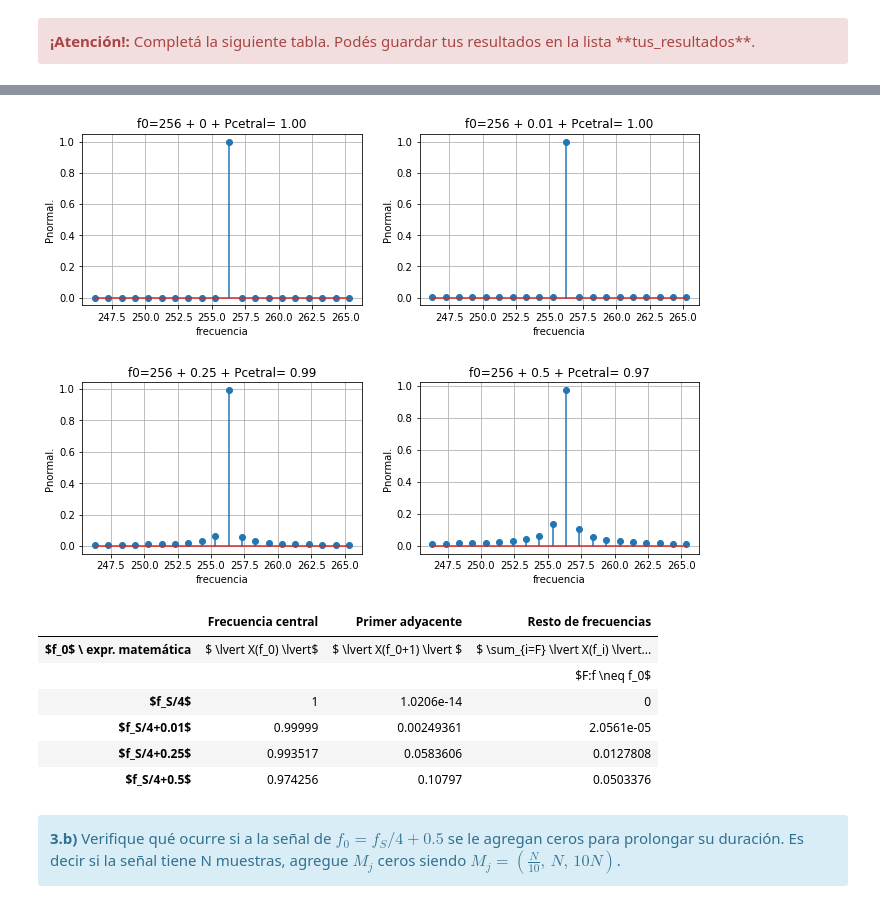
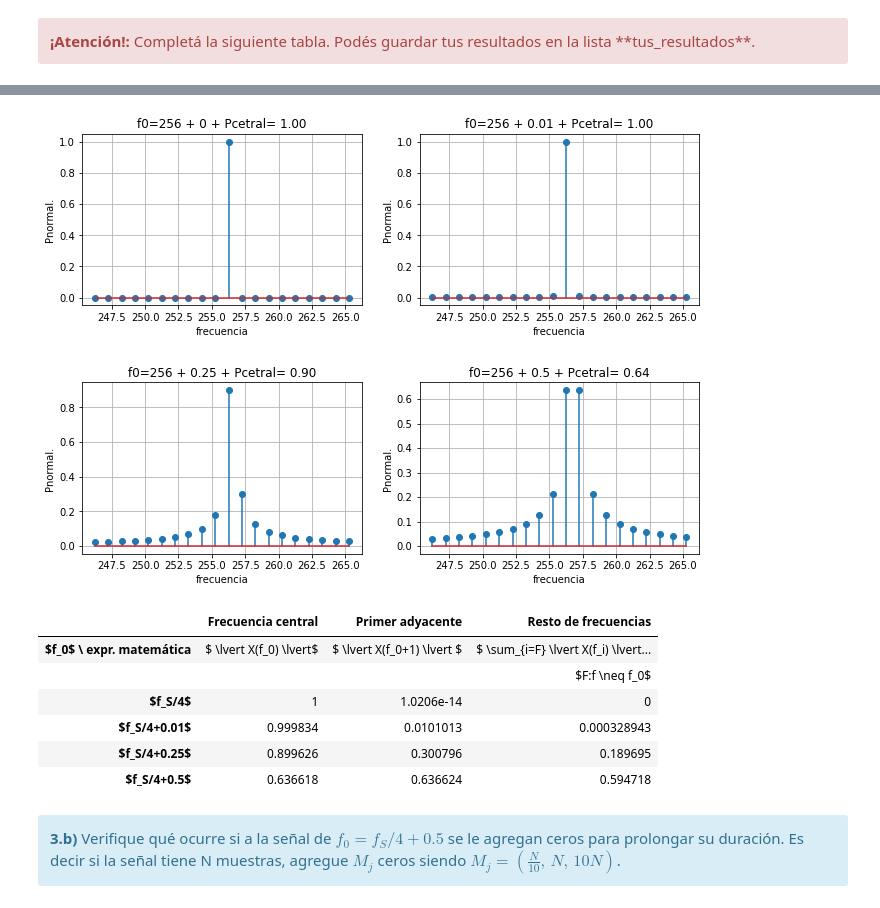
Before and after one commit to pslavkin/mse_15psf, a Jupyter notebook: TP1 - Muestreo de señales - Forurier.ipynb, the cells around one changed output, grey strips where cells are left out. Cells and saved outputs as stored; diff of their text form; code cells hidden in the pictures.

```diff
--- a/TP1 - Muestreo de señales - Forurier.ipynb
+++ b/TP1 - Muestreo de señales - Forurier.ipynb
@@ -327,7 +327,7 @@ sg= signal_generator_class()
 
 pl4= plotter_class(3,2)
 signal ,time  = sg.signal_sin ( fs ,f0 ,a0 ,N ,p0 )
-fft    ,freq  = dft_c.dft_abs ( fs ,N  ,signal    );
+fft    ,freq  = dft_c.abs ( fs ,N  ,signal    );
 pl4.plot_signal ( 1 ,time ,signal ,'seno %f hz' %f0 ,'tiempo'     ,'volts' ,trace='-' )
 pl4.stem_signal ( 2 ,freq ,fft    ,'dft'  ,'frecuencia' ,'normalizado'      )
 
@@ -337,7 +337,7 @@ p0 = 0 # radianes
 f0 = 100   # Hz
 
 signal ,time  = sg.signal_sin ( fs ,f0 ,a0 ,N ,p0 )
-fft    ,freq  = dft_c.dft_abs ( fs ,N  ,signal    );
+fft    ,freq  = dft_c.abs ( fs ,N  ,signal    );
 pl4.plot_signal ( 3 ,time ,signal ,'seno %f hz' %f0 ,'tiempo'     ,'volts' ,trace='-' )
 pl4.stem_signal ( 4 ,freq ,fft    ,'dft'  ,'frecuencia' ,'normalizado'      )
 
@@ -347,6 +347,6 @@ p0 = 10    # % en 1
 f0 = 10   # Hz
 
 signal ,time  = sg.signal_quad ( fs ,f0 ,a0 ,N ,p0 )
-fft    ,freq  = dft_c.dft_abs ( fs ,N  ,signal    );
+fft    ,freq  = dft_c.abs ( fs ,N  ,signal    );
 pl4.plot_signal ( 5 ,time ,signal ,'cuadrada %f hz' %f0 ,'tiempo'     ,'volts' ,trace='-' )
 pl4.stem_signal ( 6 ,freq ,fft    ,'dft'  ,'frecuencia' ,'normalizado'      )
@@ -429,18 +435,15 @@ pl     = plotter_class          ( 2,2 )
 offset = [0,0.01,0.25,0.5]
 graph  = 0;
 ans    = [[0]*3 for i in range(4)]
-strans = [[0]*3 for i in range(4)]
-
 
 for D in offset :
-    signal ,time = sg.signal_sin ( fs+D ,f0 ,a0 ,N ,p0 )
-    fft    ,freq = dft_c.abs     ( fs+D ,N  ,signal    );
-    #pl.plot_signal ( 1 ,time ,signal ,'seno %f hz' %f0 ,'tiempo'  ,'volts' ,trace='-' )
-    label=f"f0={f0} + {D} + Pcetral= {dft_c.power(fft,1024//4):.2f}"
+    signal ,time = sg.signal_sin ( fs ,f0+D ,a0 ,N ,p0 )
+    fft    ,freq = dft_c.abs     ( fs ,N  ,signal    );
+    label=f"f0={f0} + {D} + Pcetral= {dft_c.power_bin(fs,fft,f0):.2f}"
     pl.stem_signal ( graph+1 ,freq[f0-10:f0+10] ,fft[f0-10:f0+10]  ,label ,'frecuencia','Pnormal.')
-    ans[graph][0] = dft_c.power     ( fft ,1024//4   )
-    ans[graph][1] = dft_c.power     ( fft ,1024//4+1 )
-    ans[graph][2] = dft_c.power_sum ( fft ,1024//4   )
+    ans[graph][0] = dft_c.power_bin      (fs,fft,f0)
+    ans[graph][1] = dft_c.power_adjacent (fs,fft,f0)
+    ans[graph][2] = dft_c.power_sum      (fs,fft,f0)
     graph+=1
 pl.plot_show()
 
@@ -467,11 +472,11 @@ HTML(df.to_html())
-[figure, old version]
+[figure, new version]
 |  | Frecuencia central | Primer adyacente | Resto de frecuencias |
 | $f_0$ \ expr. matemática | $ \lvert X(f_0) \lvert$ | $ \lvert X(f_0+1) \lvert $ | $ \sum_{i=F} \lvert X(f_i) \lvert... |
 |  |  |  | $F:f \neq f_0$ |
 | $f_S/4$ | 1 | 1.0206e-14 | 0 |
-| $f_S/4+0.01$ | 0.99999 | 0.00249361 | 2.0561e-05 |
-| $f_S/4+0.25$ | 0.993517 | 0.0583606 | 0.0127808 |
-| $f_S/4+0.5$ | 0.974256 | 0.10797 | 0.0503376 |
+| $f_S/4+0.01$ | 0.999834 | 0.0101013 | 0.000328943 |
+| $f_S/4+0.25$ | 0.899626 | 0.300796 | 0.189695 |
+| $f_S/4+0.5$ | 0.636618 | 0.636624 | 0.594718 |
 # %% [markdown]
 <div class="alert alert-block alert-info">
 <b>3.b)</b> Verifique qué ocurre si a la señal de $f_0 = f_S/4 + 0.5$ se le agregan ceros para prolongar su duración. Es decir si la señal tiene N muestras, agregue $M_j$ ceros siendo $M_j = ( \frac{N}{10},\, N,\, 10N)$.
```
Also changed, not shown: parts of 24 cells of this notebook, 7 other files.
